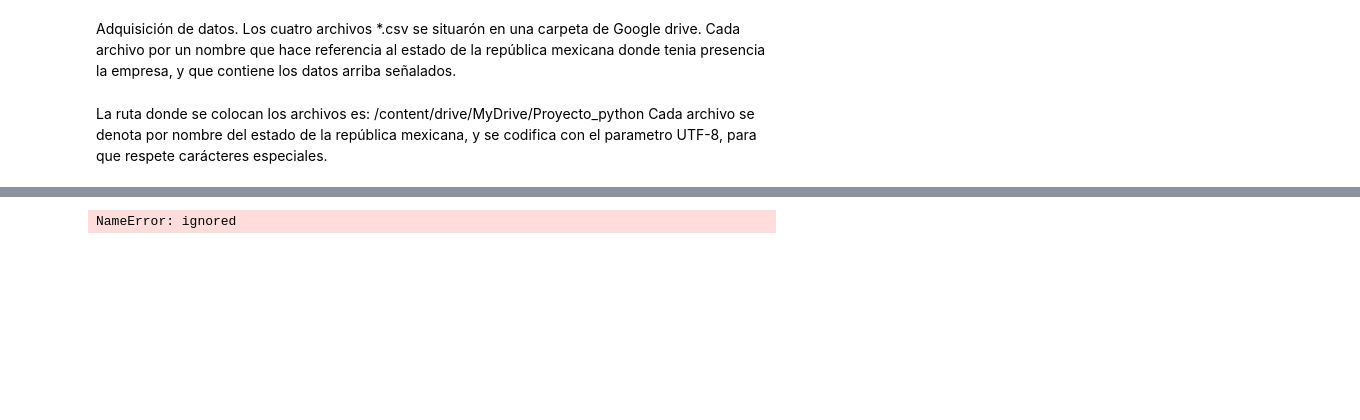
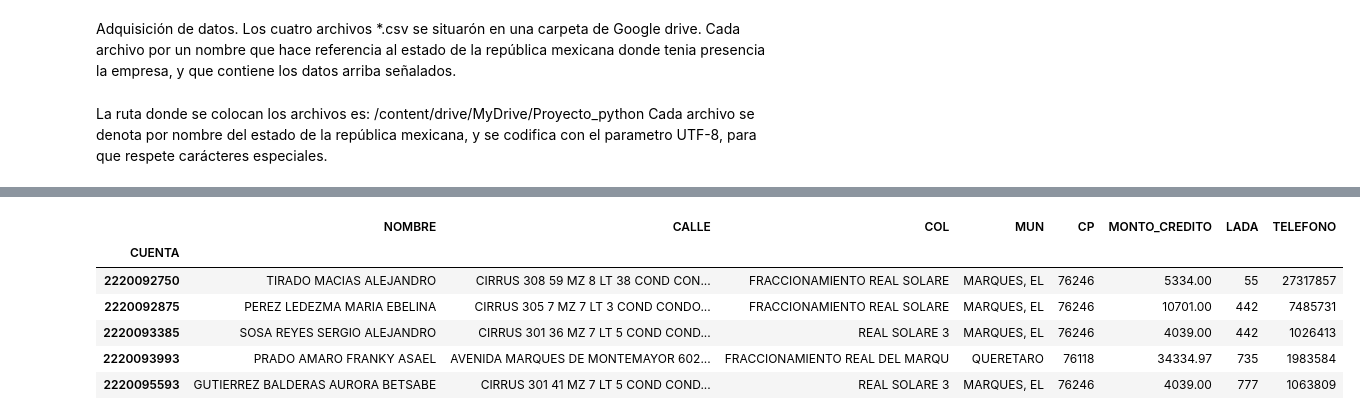
Before and after one commit to firstandone/EvalProcDatPython, a Jupyter notebook: proyectoFinalPython.ipynb, the cells around one changed output, grey strips where cells are left out. Drawn from its saved outputs; the diff is of its cells as text; code cells hidden in the pictures; blank space fills up the shorter version.

```diff
--- a/proyectoFinalPython.ipynb
+++ b/proyectoFinalPython.ipynb
@@ -150,4 +288,10 @@ edoMex = df
-# %%
-edoMex.head
-# %% [output]
-NameError: ignored
+# %%
+df_baselimpio.tail()
+# %% [output]
+|  | NOMBRE | CALLE | COL | MUN | CP | MONTO_CREDITO | LADA | TELEFONO |
+| CUENTA |  |  |  |  |  |  |  |  |
+| 2220092750 | TIRADO MACIAS ALEJANDRO | CIRRUS 308 59 MZ 8 LT 38 COND CON... | FRACCIONAMIENTO REAL SOLARE | MARQUES, EL | 76246 | 5334.00 | 55 | 27317857 |
+| 2220092875 | PEREZ LEDEZMA MARIA EBELINA | CIRRUS 305 7 MZ 7 LT 3 COND CONDO... | FRACCIONAMIENTO REAL SOLARE | MARQUES, EL | 76246 | 10701.00 | 442 | 7485731 |
+| 2220093385 | SOSA REYES SERGIO ALEJANDRO | CIRRUS 301 36 MZ 7 LT 5 COND COND... | REAL SOLARE 3 | MARQUES, EL | 76246 | 4039.00 | 442 | 1026413 |
+| 2220093993 | PRADO AMARO FRANKY ASAEL | AVENIDA MARQUES DE MONTEMAYOR 602... | FRACCIONAMIENTO REAL DEL MARQU | QUERETARO | 76118 | 34334.97 | 735 | 1983584 |
+| 2220095593 | GUTIERREZ BALDERAS AURORA BETSABE | CIRRUS 301 41 MZ 7 LT 5 COND COND... | REAL SOLARE 3 | MARQUES, EL | 76246 | 4039.00 | 777 | 1063809 |
```
Also changed, not shown: parts of 37 cells of this notebook.
